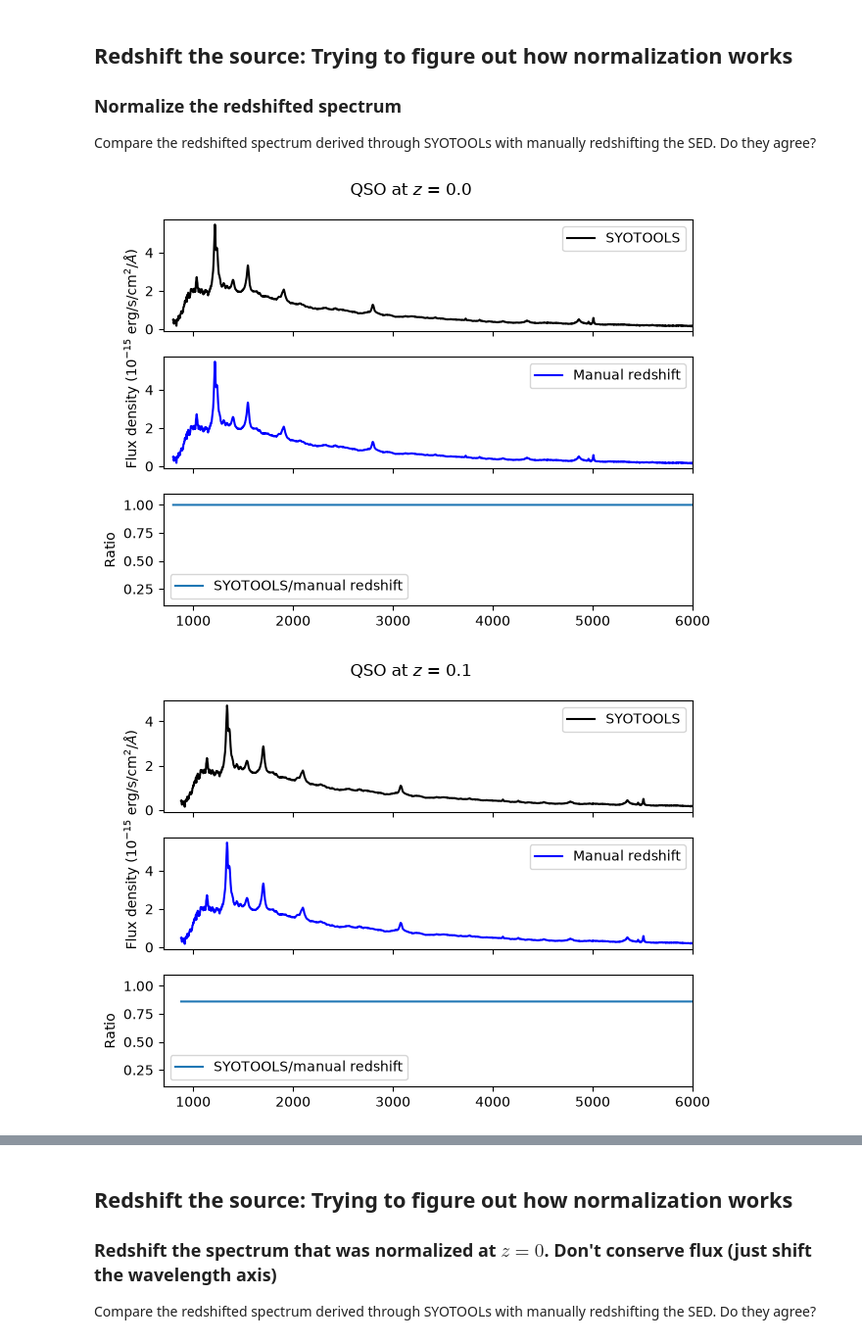
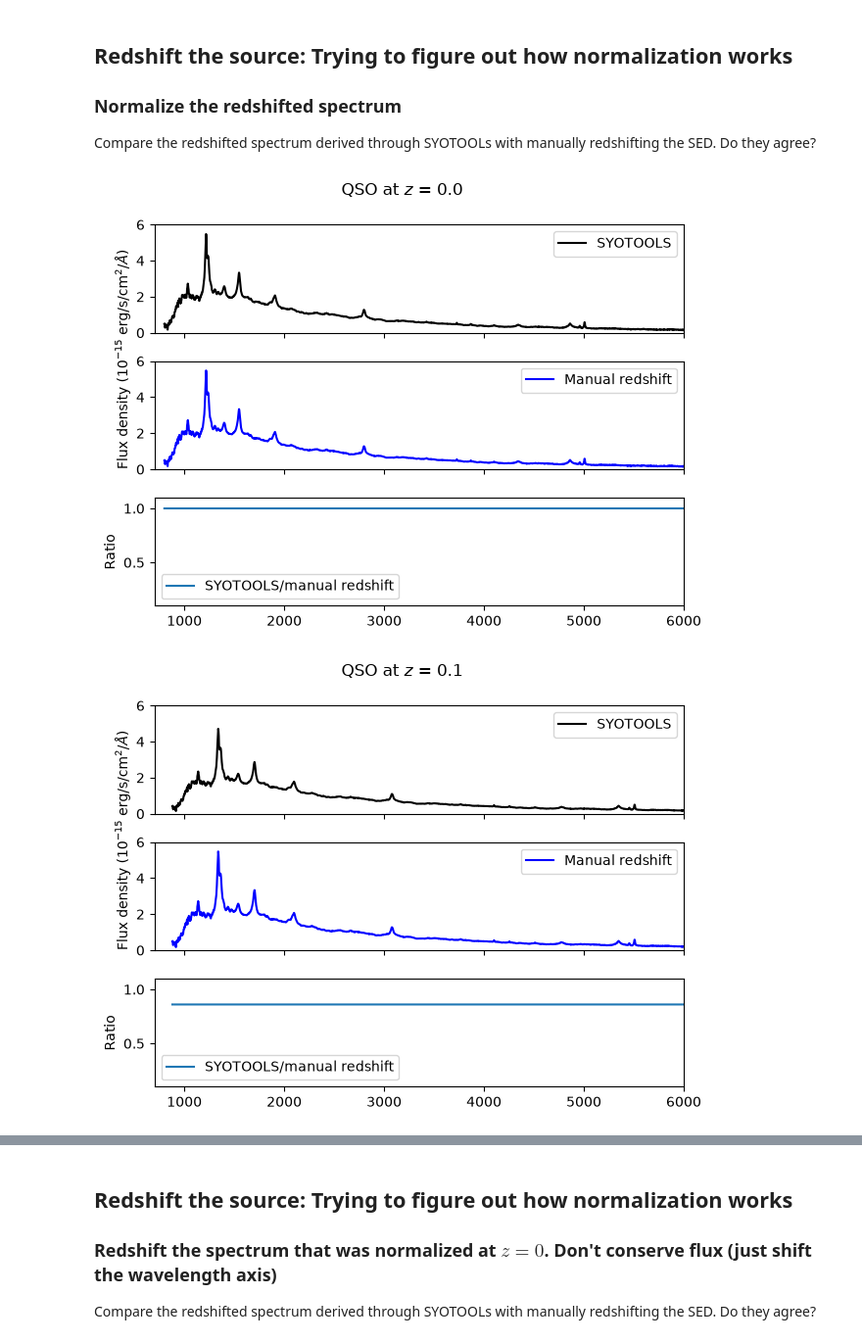
Before and after one commit to spacetelescope/hwo-tools, a Jupyter notebook: notebooks/Redshift-extinction.ipynb, the cells around one changed output, grey strips where cells are left out. Shown at 98% size. Cells and saved outputs as stored; diff of their text form; code cells hidden in the pictures.

Commit message:
Updated visualization plots to impose same y-scaling

```diff
--- a/notebooks/Redshift-extinction.ipynb
+++ b/notebooks/Redshift-extinction.ipynb
@@ -73,35 +73,37 @@ for i in range(len(z)):
     qso_flux_z = syn.units.convert_flux(sed.sed.waveset, sed.sed(sed.sed.waveset), syn.units.FLAM)
     axs[0].plot(sed.sed.waveset.to_value(u.AA), qso_flux_z.value*1e15, color='black',
                 label='SYOTOOLS')
+    axs[0].set_ylim(0,6)
     axs[0].legend()
 
 
     # Manually redshift source, starting with the QSO SED defined at z = 0
     # Redshift wavelength axis:
     wave_z = qso_wave_rest*(1+z[i])
     # For flux array, normalize to the specified magnitude at the specified bandpass
     bp = stsyn.spectrum.band(bandpass) # Get the bandpass
     # Create a spectrum class for this model
     sp = syn.SourceSpectrum(syn.models.Empirical1D, points=wave_z, lookup_table=qso_flux_rest)
     # Normalize the spectrum to specified magnitude
     qso_flux_norm_z = sp.normalize(mag * u.ABmag,bp)
     # Convert to flux density units
     qso_flux_norm_z = syn.units.convert_flux(sp.waveset, sp(sp.waveset), syn.units.FLAM)
     axs[1].plot(sp.waveset, qso_flux_norm_z.value*1e15, color='blue',
                 label='Manual redshift')
     axs[1].set_ylabel(r'Flux density (10$^{-15}$ erg/s/cm$^2$/$\AA$)',loc='bottom')
+    axs[1].set_ylim(0,6)
     axs[1].legend()
 
     # Take the ratio of the two SEDs
     axs[2].plot(wave_z,qso_flux_z.value/qso_flux_norm_z.value,
                 label='SYOTOOLS/manual redshift')
     axs[2].set_ylim(0.1,1.1)
     axs[2].set_ylabel('Ratio')
     axs[2].legend()
     axs[2].set_xlim(700,6000)
 
 
     plt.tight_layout()
 # %% [output]
-[figure, old version]
+[figure, new version]
-[figure, old version]
+[figure, new version]
```
Also changed, not shown: parts of 3 cells of this notebook.
